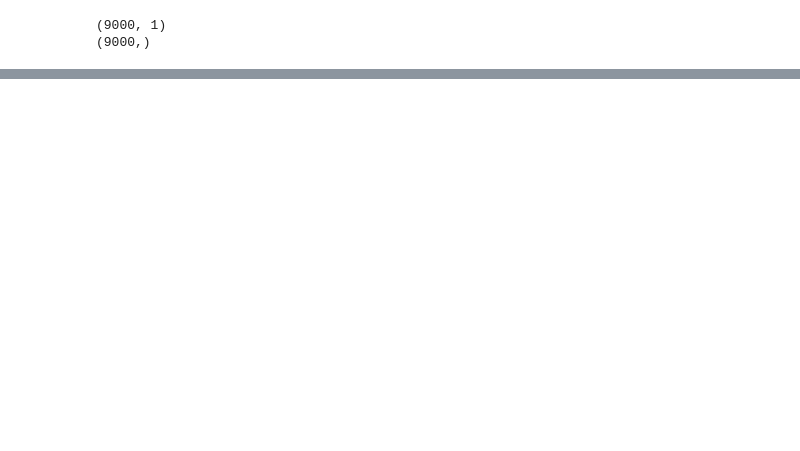
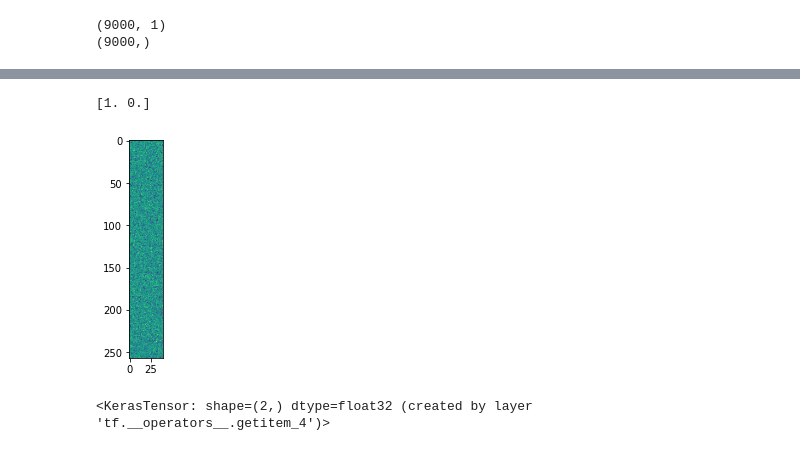
Before and after one commit to loewe2/die-sonderposten, a Jupyter notebook: CNN2.ipynb, the cells around one changed output, grey strips where cells are left out. Drawn from its saved outputs; the diff is of its cells as text; code cells hidden in the pictures; blank space fills up the shorter version.

```diff
--- a/CNN2.ipynb
+++ b/CNN2.ipynb
@@ -118,0 +145,31 @@ print(Aclass.shape)
+# %%
+import random
+X = np.concatenate((Nclass,Aclass),axis=-1)
+X=np.reshape(X,(-1,257,40))
+print(X.shape)
+Y = np.concatenate((Nlabel,Alabel),axis=0)
+Y=Y
+print(Y.shape)
+mixed=list(zip(X,Y))
+random.shuffle(mixed)
+mixed=list(zip(*mixed))
+X_train = np.asarray(mixed[0][0:int(0.8*len(mixed[0]))])
+Y_train = np.asarray(mixed[1][0:int(0.8*len(mixed[1]))])
+X_valid = np.asarray(mixed[0][int(0.8*len(mixed[0])):-1])
+Y_valid = np.asarray(mixed[1][int(0.8*len(mixed[1])):-1])
+X_train = np.expand_dims(X_train, -1)
+X_valid = np.expand_dims(X_valid, -1)
+
+print(X_train.shape)
+print(X_valid.shape)
+print(Y_train.shape)
+print(Y_valid.shape)
+
+print(len(np.where(np.isinf(X_train))))
+
+train_dataset = tf.data.Dataset.from_tensor_slices((X_train, Y_train))
+valid_dataset = tf.data.Dataset.from_tensor_slices((X_valid, Y_valid))
+print(X_train.shape[1::])
+
+train_dataset = train_dataset.batch(32)
+valid_dataset = valid_dataset.batch(32)
@@ -119,3 +185,16 @@ print(Aclass.shape)
+# %%
+for images, labels in train_dataset.take(1):  # only take first element of dataset
+    numpy_images = images.numpy()
+    numpy_labels = labels.numpy()
+    print(numpy_labels[1])
+    plt.imshow(numpy_images[1])
+# %% [output]
+[1. 0.]
+[figure, added]
+# %%
+model.layers[-1].output[0]
+# %% [output]
+<KerasTensor: shape=(2,) dtype=float32 (created by layer 'tf.__operators__.getitem_4')>
 # %%
 # Create CNN model
 model = tf.keras.models.Sequential()
```
Also changed, not shown: parts of 12 cells of this notebook, 1 other file.
